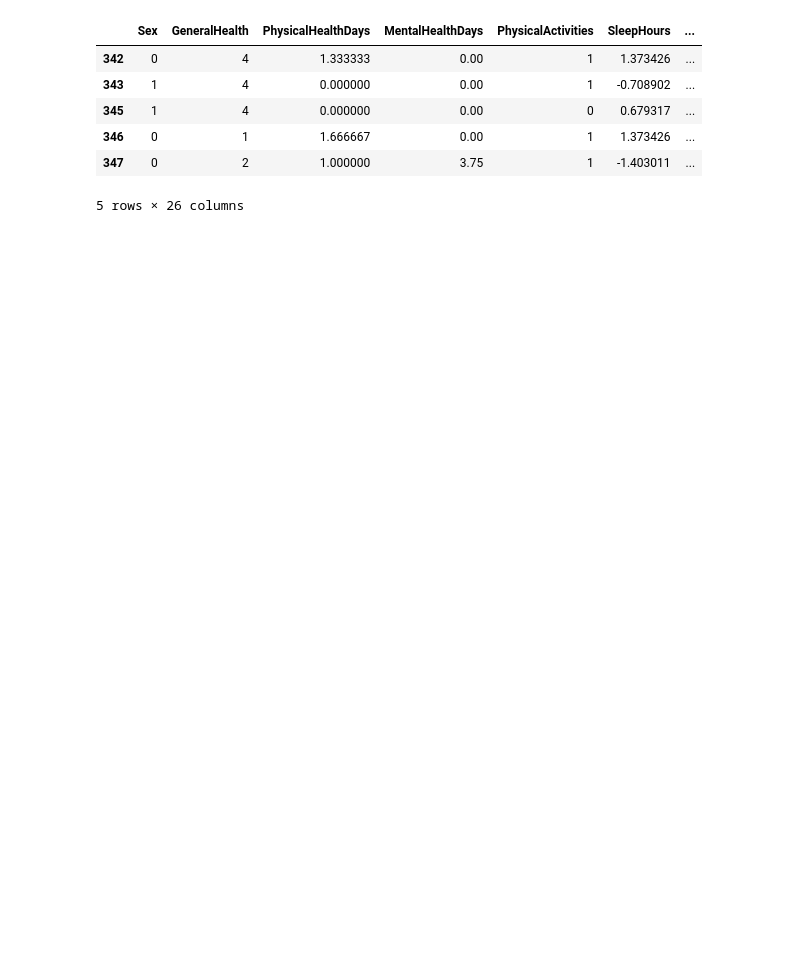
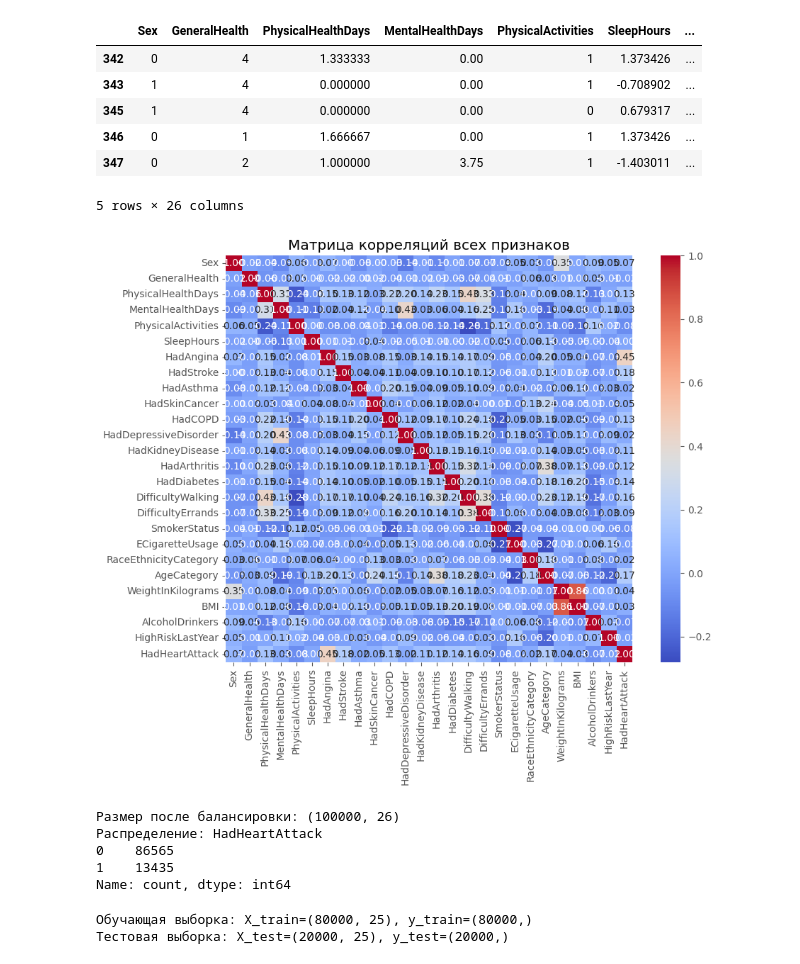
Before and after one commit to sinadyaa/mllr1_classification, a Jupyter notebook: mllr1_j.ipynb, the cells around one changed output. Drawn from its saved outputs; the diff is of its cells as text; code cells hidden in the pictures; blank space fills up the shorter version.

```diff
--- a/mllr1_j.ipynb
+++ b/mllr1_j.ipynb
@@ -138,5 +195,80 @@ df_processed.head(5)
 | 346 | 0 | 1 | 1.666667 | 0.00 | 1 | 1.373426 | ... |
 | 347 | 0 | 2 | 1.000000 | 3.75 | 1 | -1.403011 | ... |
 5 rows × 26 columns
+# %%
+import matplotlib.pyplot as plt
+
+#Матрица корреляций
+plt.figure(figsize=(10, 8))
+corr_matrix = df_processed.corr()
+sns.heatmap(corr_matrix, annot=True, fmt=".2f", cmap='coolwarm', square=True)
+plt.title('Матрица корреляций всех признаков')
+plt.tight_layout()
+plt.show()
+# %% [output]
+[figure, added]
+# %%
+#удаляем строки до 100к путем удаления по мажоритарному классу
+def reduce_to_100k(df, target_col='HadHeartAttack'):
+    """
+    Уменьшает датасет до 100000 строк, удаляя мажоритарный класс
+    """
+    # Считаем распределение классов
+    class_counts = df[target_col].value_counts()
+    majority_class = class_counts.idxmax()
+    minority_class = class_counts.idxmin()
+
+    minority_count = class_counts[minority_class]
+
+    # Сколько нужно оставить от мажоритарного класса
+    majority_needed = 100000 - minority_count
+
+    if majority_needed <= 0:
+        print("Миноритарный класс уже больше 100000 записей")
+        return df
+
+    # Разделяем данные
+    df_minority = df[df[target_col] == minority_class]
+    df_majority = df[df[target_col] == majority_class]
+
+    # Выбираем нужное количество из мажоритарного класса
+    df_majority_sampled = df_majority.sample(n=majority_needed, random_state=42)
+
+    # Объединяем
+    df_balanced = pd.concat([df_majority_sampled, df_minority])
+
+    # Перемешиваем
+    df_balanced = df_balanced.sample(frac=1, random_state=42).reset_index(drop=True)
+
+    return df_balanced
+
+# Применение
+df_bal = reduce_to_100k(df_processed, 'HadHeartAttack')
+print(f"Размер после балансировки: {df_bal.shape}")
+print(f"Распределение: {df_bal['HadHeartAttack'].value_counts()}")
+# %% [output]
+Размер после балансировки: (100000, 26)
+Распределение: HadHeartAttack
+0    86565
+1    13435
+Name: count, dtype: int64
 # %%
-#удаляем строки, удаляя мажоритатный класс
+from sklearn.model_selection import train_test_split
+
+# Определение целевого признака
+X = df_bal.drop('HadHeartAttack', axis=1)
+y = df_bal['HadHeartAttack']
+
+# Разделение на обучающую и тестовую выборку
+X_train, X_test, y_train, y_test = train_test_split(
+    X, y,
+    test_size=0.2,
+    random_state=42,
+    stratify=y
+)
+
+print(f"Обучающая выборка: X_train={X_train.shape}, y_train={y_train.shape}")
+print(f"Тестовая выборка: X_test={X_test.shape}, y_test={y_test.shape}")
+# %% [output]
+Обучающая выборка: X_train=(80000, 25), y_train=(80000,)
+Тестовая выборка: X_test=(20000, 25), y_test=(20000,)
```
Also changed, not shown: parts of 9 cells of this notebook.
